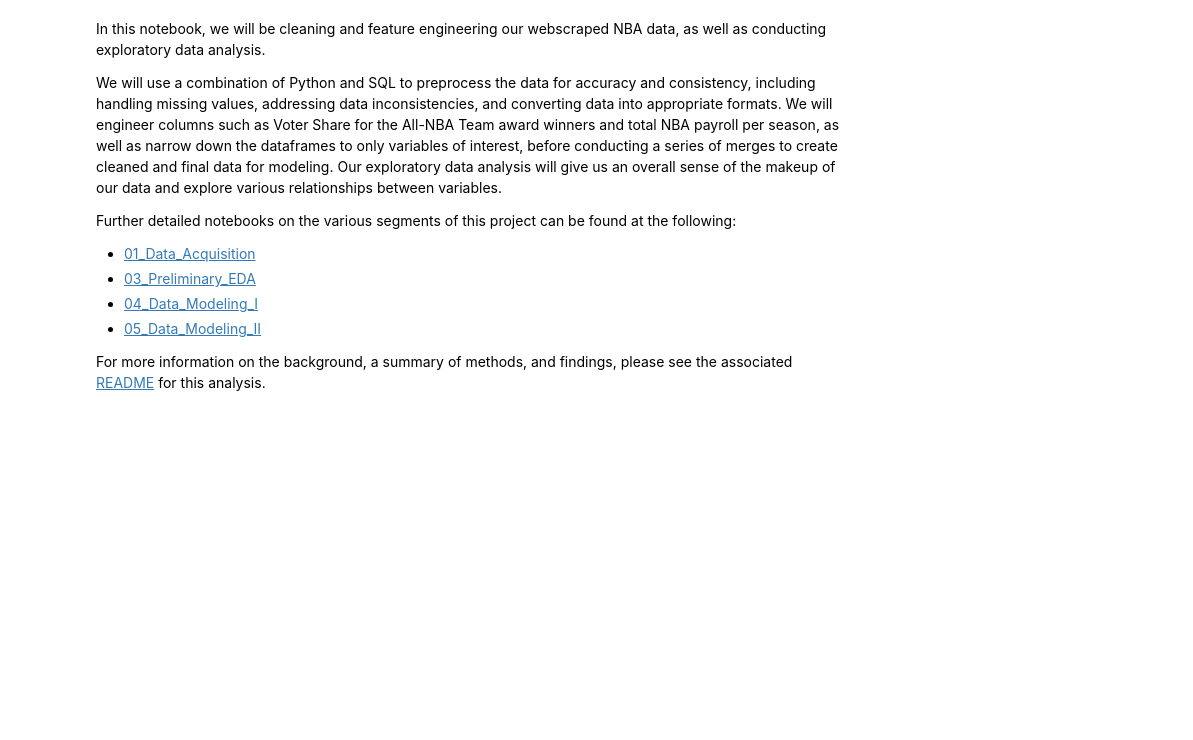
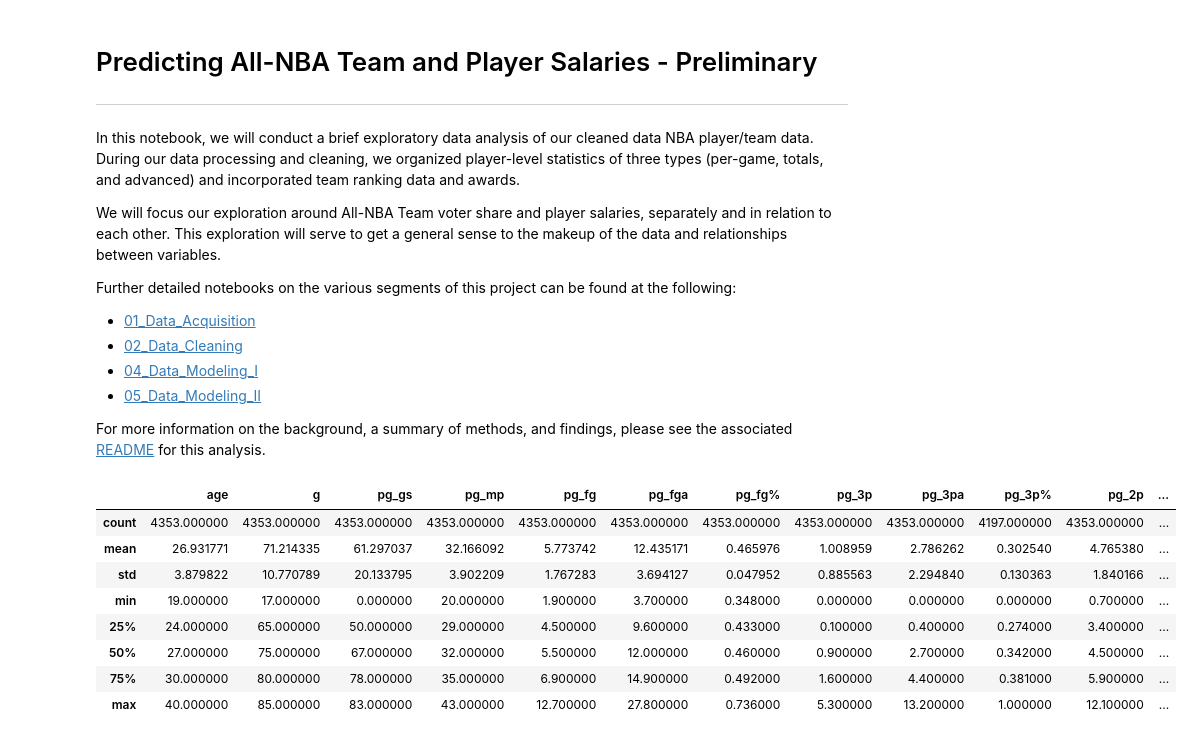
Before and after one commit to farahmalik11/DSI508_Capstone, a Jupyter notebook: code/03_Preliminary_EDA.ipynb, the cells around one changed output. Cells and saved outputs as stored; diff of their text form; code cells hidden in the pictures; blank space fills up the shorter version.

```diff
--- a/code/03_Preliminary_EDA.ipynb
+++ b/code/03_Preliminary_EDA.ipynb
@@ -1,12 +1,39 @@
+# %% [markdown]
+# Predicting All-NBA Team and Player Salaries - Preliminary
+---
 # %% [markdown]
-In this notebook, we will be cleaning and feature engineering our webscraped NBA data, as well as conducting exploratory data analysis.
+In this notebook, we will conduct a brief exploratory data analysis of our cleaned data NBA player/team data. During our data processing and cleaning, we organized player-level statistics of three types (per-game, totals, and advanced) and incorporated team ranking data and awards.
 
-We will use a combination of Python and SQL to preprocess the data for accuracy and consistency, including handling missing values, addressing data inconsistencies, and converting data into appropriate formats. We will engineer columns such as Voter Share for the All-NBA Team award winners and total NBA payroll per season, as well as narrow down the dataframes to only variables of interest, before conducting a series of merges to create cleaned and final data for modeling. Our exploratory data analysis will give us an overall sense of the makeup of our data and explore various relationships between variables.
+We will focus our exploration around All-NBA Team voter share and player salaries, separately and in relation to each other. This exploration will serve to get a general sense to the makeup of the data and relationships between variables.
 
 Further detailed notebooks on the various segments of this project can be found at the following:
 - [01_Data_Acquisition](./01_Data_Acquisition.ipynb)
-- [03_Preliminary_EDA](./03_Preliminary_EDA.ipynb)
+- [02_Data_Cleaning](./02_Data_Cleaning.ipynb)
 - [04_Data_Modeling_I](./04_Data_Modeling_I.ipynb)
 - [05_Data_Modeling_II](./05_Data_Modeling_II.ipynb)
 
 For more information on the background, a summary of methods, and findings, please see the associated [README](../README.md) for this analysis.
+# %%
+import numpy as np
+import pandas as pd
+import matplotlib.pyplot as plt
+import seaborn as sns
+
+import warnings
+warnings.filterwarnings('ignore')
+
+pd.options.display.max_rows = 400
+pd.options.display.max_columns = 400
+# %%
+stats = pd.read_csv('../data/clean/stats_main.csv')
+stats.describe()
+# %% [output]
+|  | age | g | pg_gs | pg_mp | pg_fg | pg_fga | pg_fg% | pg_3p | pg_3pa | pg_3p% | pg_2p | ... |
+| count | 4353.000000 | 4353.000000 | 4353.000000 | 4353.000000 | 4353.000000 | 4353.000000 | 4353.000000 | 4353.000000 | 4353.000000 | 4197.000000 | 4353.000000 | ... |
+| mean | 26.931771 | 71.214335 | 61.297037 | 32.166092 | 5.773742 | 12.435171 | 0.465976 | 1.008959 | 2.786262 | 0.302540 | 4.765380 | ... |
+| std | 3.879822 | 10.770789 | 20.133795 | 3.902209 | 1.767283 | 3.694127 | 0.047952 | 0.885563 | 2.294840 | 0.130363 | 1.840166 | ... |
+| min | 19.000000 | 17.000000 | 0.000000 | 20.000000 | 1.900000 | 3.700000 | 0.348000 | 0.000000 | 0.000000 | 0.000000 | 0.700000 | ... |
+| 25% | 24.000000 | 65.000000 | 50.000000 | 29.000000 | 4.500000 | 9.600000 | 0.433000 | 0.100000 | 0.400000 | 0.274000 | 3.400000 | ... |
+| 50% | 27.000000 | 75.000000 | 67.000000 | 32.000000 | 5.500000 | 12.000000 | 0.460000 | 0.900000 | 2.700000 | 0.342000 | 4.500000 | ... |
+| 75% | 30.000000 | 80.000000 | 78.000000 | 35.000000 | 6.900000 | 14.900000 | 0.492000 | 1.600000 | 4.400000 | 0.381000 | 5.900000 | ... |
+| max | 40.000000 | 85.000000 | 83.000000 | 43.000000 | 12.700000 | 27.800000 | 0.736000 | 5.300000 | 13.200000 | 1.000000 | 12.100000 | ... |
```
Also changed, not shown: 1 other file.
